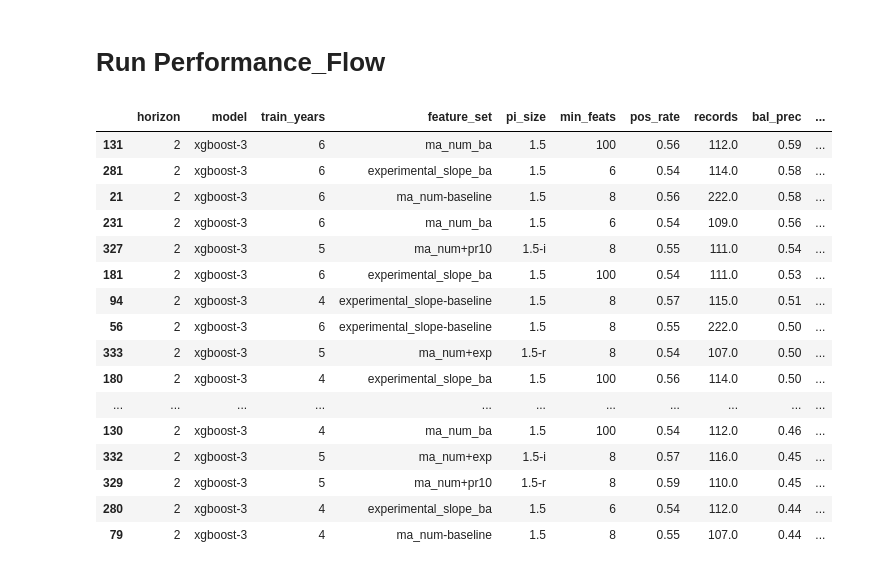
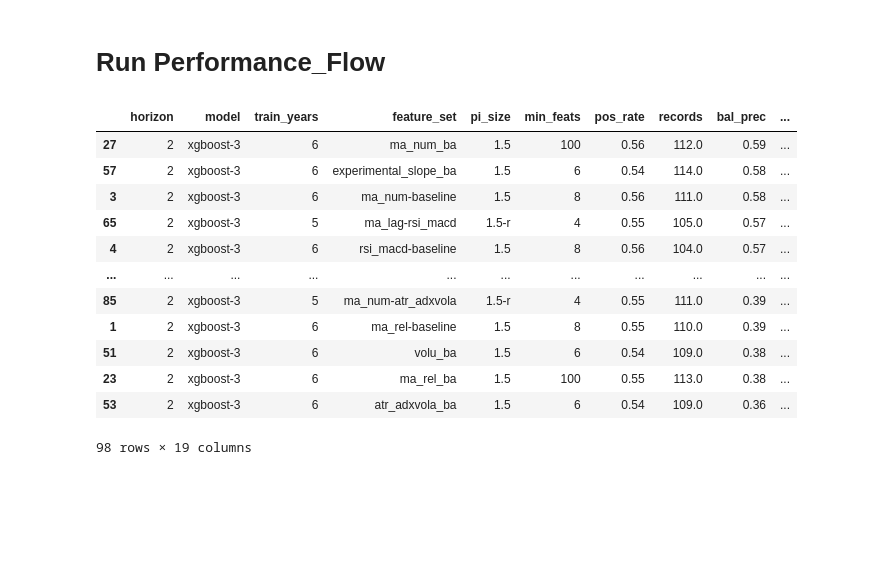
Before and after one commit to bchase17/Stocks, a Jupyter notebook: train_flow.ipynb, the cells around one changed output. Cells and saved outputs as stored; diff of their text form; code cells hidden in the pictures; blank space fills up the shorter version.

Commit message:
More baseline models and scaled ability to run combos

```diff
--- a/train_flow.ipynb
+++ b/train_flow.ipynb
@@ -188,41 +181,34 @@ df_concat.to_csv('baseline_new.csv', index=False)
 # %%
 import performance_flow
 importlib.reload(performance_flow)
 
 # ---------- #
 # UPDATE ME  #
 # ---------- #
-results_file_name = "baseline_new.csv" # Match prior cell saved as file name
+results_file_name = "horizon_2_baseline_new.csv" # Match prior cell saved as file name horizon_2_baseline_new
 min_th = 0.55
 cov_th = 0.75
 
 
 # --------- #
 # LEAVE ME  #
 # --------- #
 return_cols, perf_df = performance_flow.import_data(results_file_name, df_daily)
 composite_score = performance_flow.run_performance(perf_df, min_th, cov_th)
 bucket_df = performance_flow.bucket_scores(df_daily, perf_df, returns, min_th)
+
+composite_score
+# %% [output]
+|  | horizon | model | train_years | feature_set | pi_size | min_feats | pos_rate | records | bal_prec | ... |
+| 27 | 2 | xgboost-3 | 6 | ma_num_ba | 1.5 | 100 | 0.56 | 112.0 | 0.59 | ... |
+| 57 | 2 | xgboost-3 | 6 | experimental_slope_ba | 1.5 | 6 | 0.54 | 114.0 | 0.58 | ... |
+| 3 | 2 | xgboost-3 | 6 | ma_num-baseline | 1.5 | 8 | 0.56 | 111.0 | 0.58 | ... |
+| 65 | 2 | xgboost-3 | 5 | ma_lag-rsi_macd | 1.5-r | 4 | 0.55 | 105.0 | 0.57 | ... |
+| 4 | 2 | xgboost-3 | 6 | rsi_macd-baseline | 1.5 | 8 | 0.56 | 104.0 | 0.57 | ... |
+| ... | ... | ... | ... | ... | ... | ... | ... | ... | ... | ... |
+| 85 | 2 | xgboost-3 | 5 | ma_num-atr_adxvola | 1.5-r | 4 | 0.55 | 111.0 | 0.39 | ... |
+| 1 | 2 | xgboost-3 | 6 | ma_rel-baseline | 1.5 | 8 | 0.55 | 110.0 | 0.39 | ... |
+| 51 | 2 | xgboost-3 | 6 | volu_ba | 1.5 | 6 | 0.54 | 109.0 | 0.38 | ... |
+| 23 | 2 | xgboost-3 | 6 | ma_rel_ba | 1.5 | 100 | 0.55 | 113.0 | 0.38 | ... |
+| 53 | 2 | xgboost-3 | 6 | atr_adxvola_ba | 1.5 | 6 | 0.54 | 109.0 | 0.36 | ... |
+98 rows × 19 columns
-# %%
-composite_score[
-    (composite_score["horizon"] == 2) &
-    (composite_score["feature_set"].str.contains("num|exp", regex=True))
-].head(10)
-# %% [output]
-|  | horizon | model | train_years | feature_set | pi_size | min_feats | pos_rate | records | bal_prec | ... |
-| 131 | 2 | xgboost-3 | 6 | ma_num_ba | 1.5 | 100 | 0.56 | 112.0 | 0.59 | ... |
-| 281 | 2 | xgboost-3 | 6 | experimental_slope_ba | 1.5 | 6 | 0.54 | 114.0 | 0.58 | ... |
-| 21 | 2 | xgboost-3 | 6 | ma_num-baseline | 1.5 | 8 | 0.56 | 222.0 | 0.58 | ... |
-| 231 | 2 | xgboost-3 | 6 | ma_num_ba | 1.5 | 6 | 0.54 | 109.0 | 0.56 | ... |
-| 327 | 2 | xgboost-3 | 5 | ma_num+pr10 | 1.5-i | 8 | 0.55 | 111.0 | 0.54 | ... |
-| 181 | 2 | xgboost-3 | 6 | experimental_slope_ba | 1.5 | 100 | 0.54 | 111.0 | 0.53 | ... |
-| 94 | 2 | xgboost-3 | 4 | experimental_slope-baseline | 1.5 | 8 | 0.57 | 115.0 | 0.51 | ... |
-| 56 | 2 | xgboost-3 | 6 | experimental_slope-baseline | 1.5 | 8 | 0.55 | 222.0 | 0.50 | ... |
-| 333 | 2 | xgboost-3 | 5 | ma_num+exp | 1.5-r | 8 | 0.54 | 107.0 | 0.50 | ... |
-| 180 | 2 | xgboost-3 | 4 | experimental_slope_ba | 1.5 | 100 | 0.56 | 114.0 | 0.50 | ... |
-| ... | ... | ... | ... | ... | ... | ... | ... | ... | ... | ... |
-| 130 | 2 | xgboost-3 | 4 | ma_num_ba | 1.5 | 100 | 0.54 | 112.0 | 0.46 | ... |
-| 332 | 2 | xgboost-3 | 5 | ma_num+exp | 1.5-i | 8 | 0.57 | 116.0 | 0.45 | ... |
-| 329 | 2 | xgboost-3 | 5 | ma_num+pr10 | 1.5-r | 8 | 0.59 | 110.0 | 0.45 | ... |
-| 280 | 2 | xgboost-3 | 4 | experimental_slope_ba | 1.5 | 6 | 0.54 | 112.0 | 0.44 | ... |
-| 79 | 2 | xgboost-3 | 4 | ma_num-baseline | 1.5 | 8 | 0.55 | 107.0 | 0.44 | ... |
```
Also changed, not shown: parts of 3 cells of this notebook, 7 other files.
